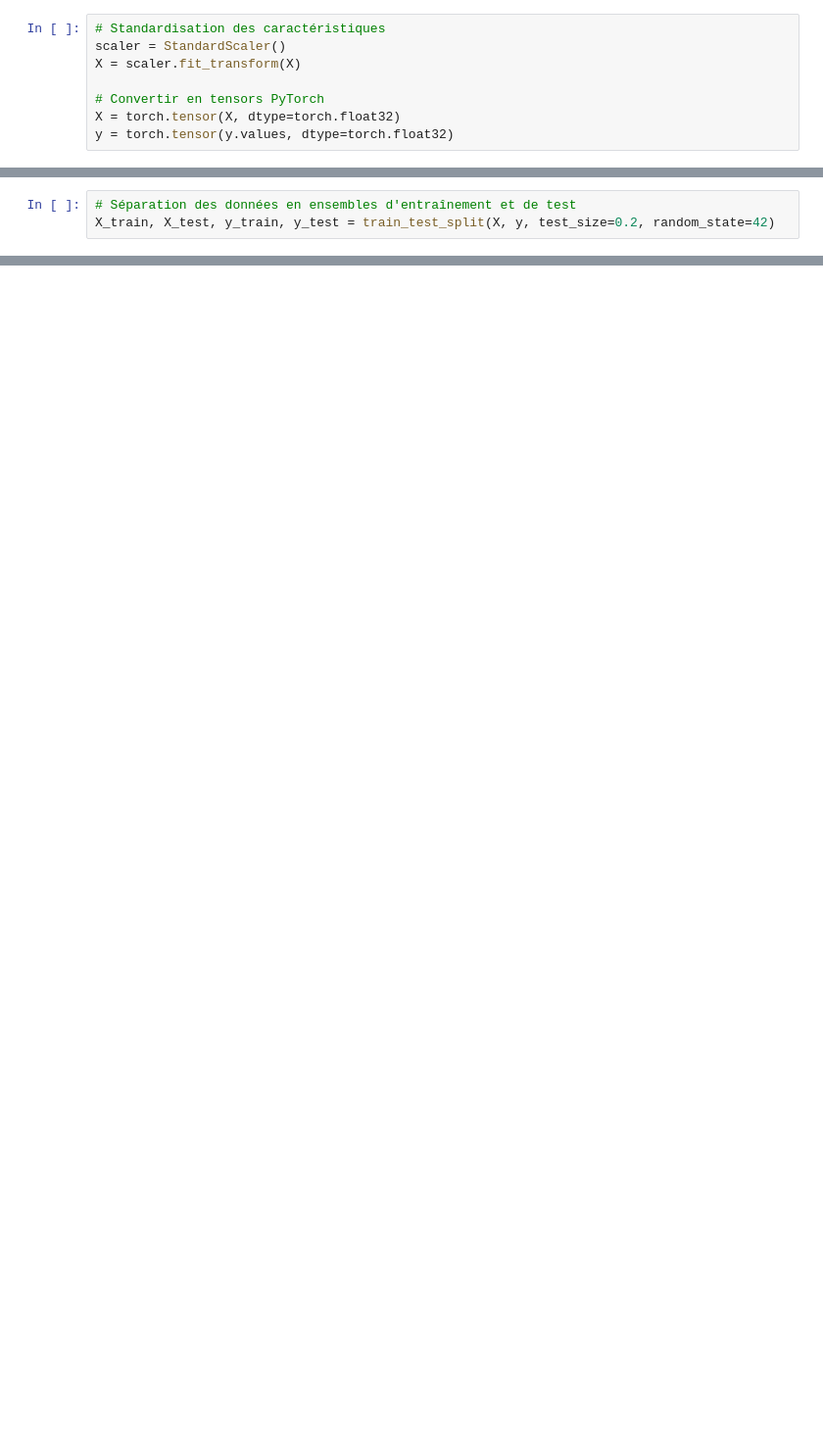
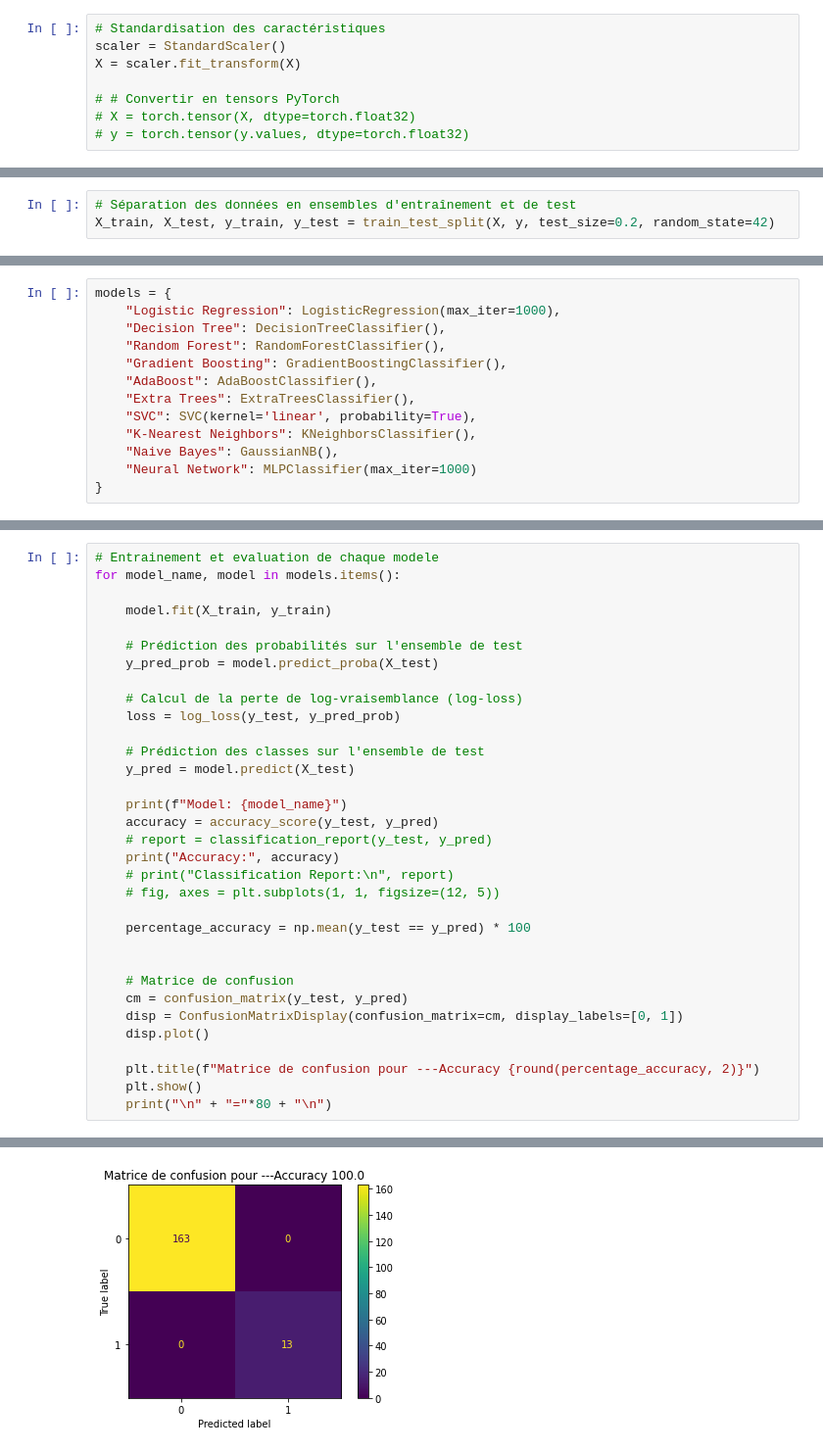
Before and after one commit to MorelK1/PFE, a Jupyter notebook: final.ipynb, the cells around one changed output, grey strips where cells are left out. Shown: that part at 98% size. Saved outputs shown, nothing was run; the diff lists cells and outputs as text; blank space fills up the shorter version.

```diff
--- a/final.ipynb
+++ b/final.ipynb
@@ -120,6 +226,6 @@ len(X)
 scaler = StandardScaler()
 X = scaler.fit_transform(X)
 
-# Convertir en tensors PyTorch
-X = torch.tensor(X, dtype=torch.float32)
-y = torch.tensor(y.values, dtype=torch.float32)
+# # Convertir en tensors PyTorch
+# X = torch.tensor(X, dtype=torch.float32)
+# y = torch.tensor(y.values, dtype=torch.float32)
@@ -142,0 +251,13 @@ class SimpleNN(nn.Module):
+# %%
+models = {
+    "Logistic Regression": LogisticRegression(max_iter=1000),
+    "Decision Tree": DecisionTreeClassifier(),
+    "Random Forest": RandomForestClassifier(),
+    "Gradient Boosting": GradientBoostingClassifier(),
+    "AdaBoost": AdaBoostClassifier(),
+    "Extra Trees": ExtraTreesClassifier(),
+    "SVC": SVC(kernel='linear', probability=True),
+    "K-Nearest Neighbors": KNeighborsClassifier(),
+    "Naive Bayes": GaussianNB(),
+    "Neural Network": MLPClassifier(max_iter=1000)
+}
@@ -142,0 +297,34 @@ class SimpleNN(nn.Module):
+# %%
+# Entrainement et evaluation de chaque modele
+for model_name, model in models.items():
+
+    model.fit(X_train, y_train)
+
+    # Prédiction des probabilités sur l'ensemble de test
+    y_pred_prob = model.predict_proba(X_test)
+
+    # Calcul de la perte de log-vraisemblance (log-loss)
+    loss = log_loss(y_test, y_pred_prob)
+
+    # Prédiction des classes sur l'ensemble de test
+    y_pred = model.predict(X_test)
+
+    print(f"Model: {model_name}")
+    accuracy = accuracy_score(y_test, y_pred)
+    # report = classification_report(y_test, y_pred)
+    print("Accuracy:", accuracy)
+    # print("Classification Report:\n", report)
+    # fig, axes = plt.subplots(1, 1, figsize=(12, 5))
+
+    percentage_accuracy = np.mean(y_test == y_pred) * 100
+
+
+    # Matrice de confusion
+    cm = confusion_matrix(y_test, y_pred)
+    disp = ConfusionMatrixDisplay(confusion_matrix=cm, display_labels=[0, 1])
+    disp.plot()
+
+    plt.title(f"Matrice de confusion pour ---Accuracy {round(percentage_accuracy, 2)}")
+    plt.show()
+    print("\n" + "="*80 + "\n")
+# %% [output]
@@ -142,0 +336 @@ class SimpleNN(nn.Module):
+[figure, added]
```
Also changed, not shown: parts of 51 cells of this notebook.
